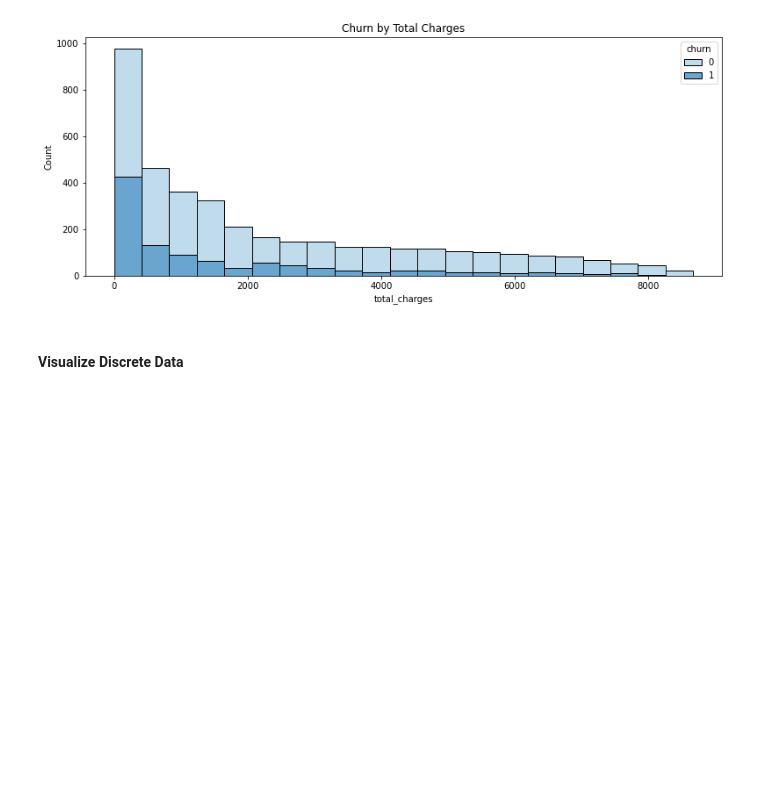
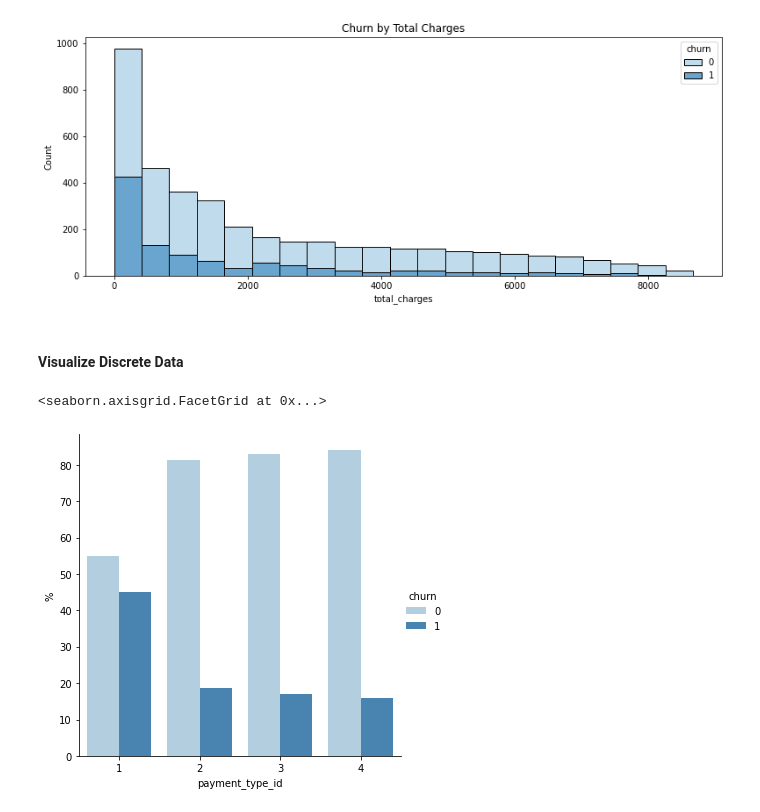
Before and after one commit to albertopuentes/Classification-Project---To-Churn-or-Not-To-Churn, a Jupyter notebook: classification_project.ipynb, the cells around one changed output. Drawn from its saved outputs; the diff is of its cells as text; code cells hidden in the pictures; blank space fills up the shorter version.

```diff
--- a/classification_project.ipynb
+++ b/classification_project.ipynb
@@ -481,3 +464,9 @@ Text(0.5, 0, 'total_charges')
 [figure]
 # %% [markdown]
 #### Visualize Discrete Data
+# %%
+x,y = 'payment_type_id', 'churn'
+(train.groupby(x)[y].value_counts(normalize=True).mul(100).rename('%').reset_index().pipe((sns.catplot, 'data'), x=x, y='%', hue=y, kind='bar', palette='Blues'))
+# %% [output]
+<seaborn.axisgrid.FacetGrid at 0x...>
+[figure, added]
```
Also changed, not shown: parts of 12 cells of this notebook.
